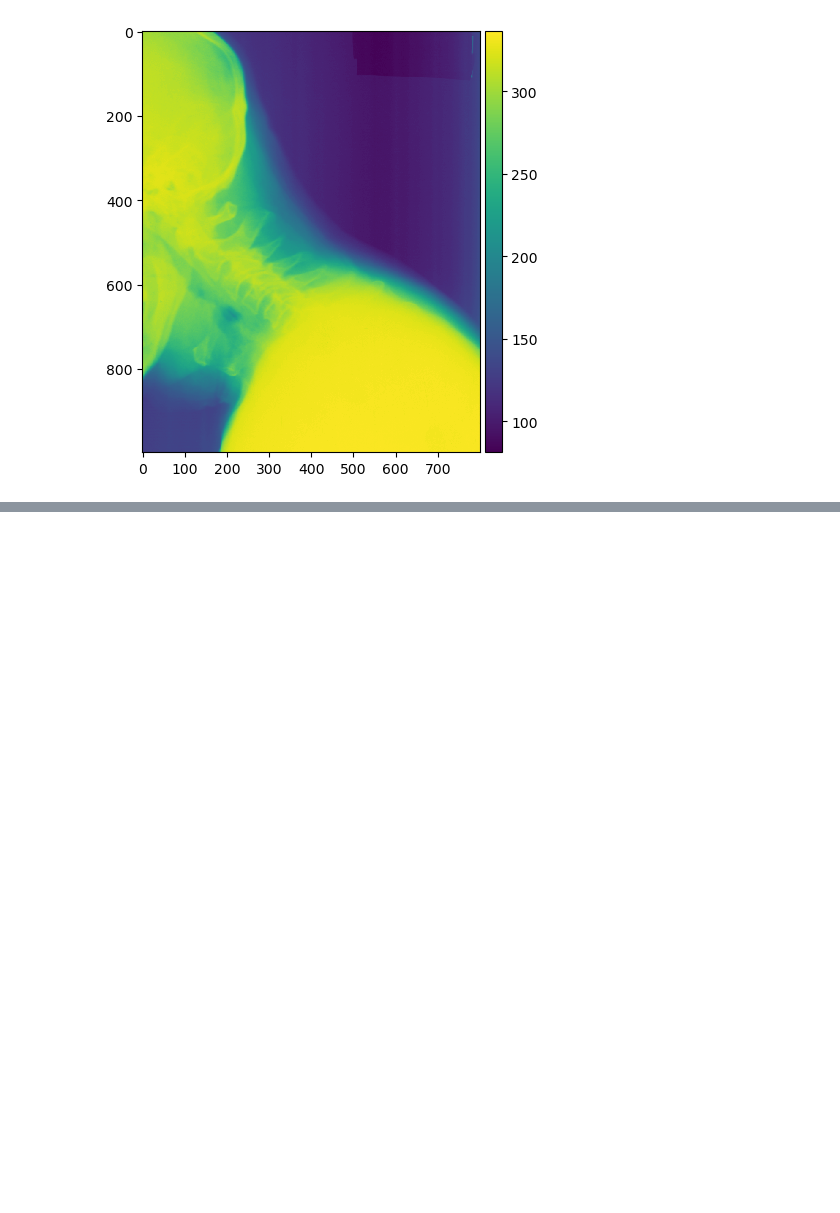
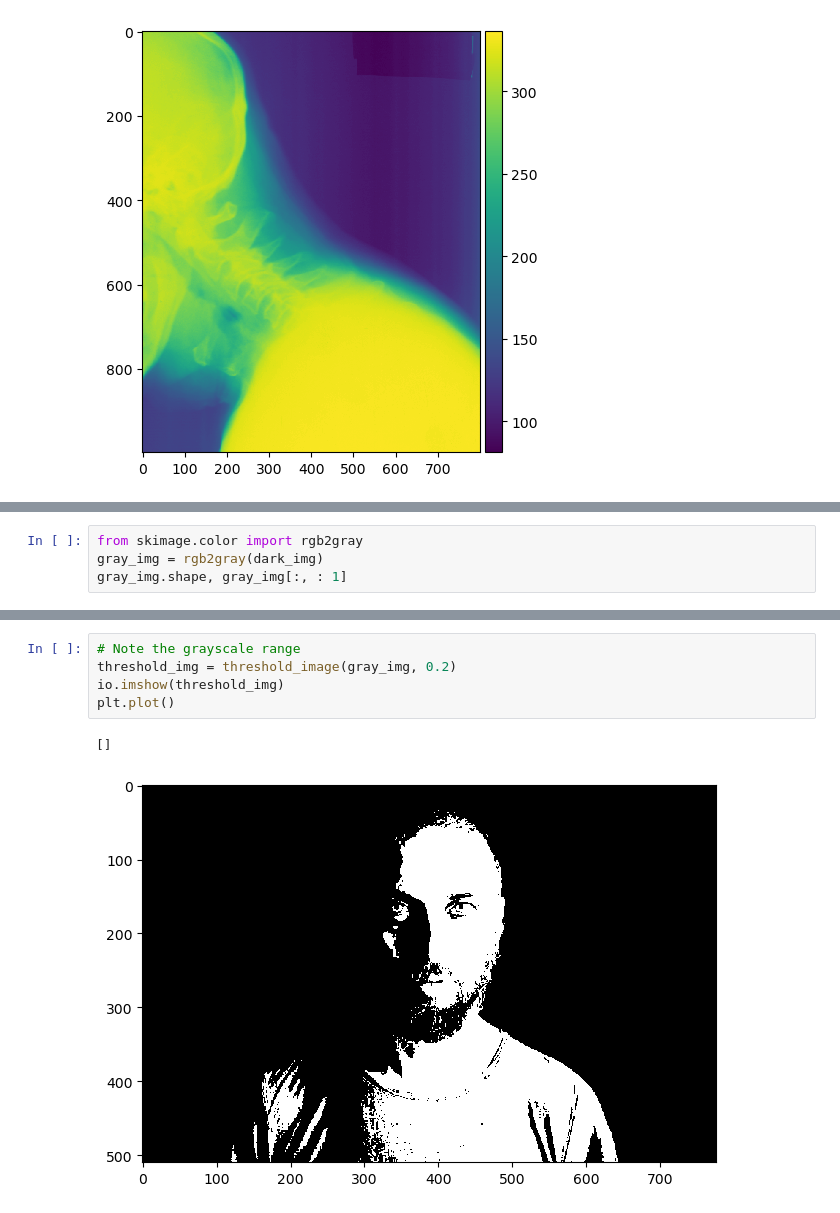
Before and after one commit to MonkeScripts/02502-Image-Analysis, a Jupyter notebook: week3/ex3.ipynb, the cells around one changed output, grey strips where cells are left out. Cells and saved outputs as stored; diff of their text form; blank space fills up the shorter version.

```diff
--- a/week3/ex3.ipynb
+++ b/week3/ex3.ipynb
@@ -78,0 +144,4 @@ plt.plot()
+# %%
+from skimage.color import rgb2gray
+gray_img = rgb2gray(dark_img)
+gray_img.shape, gray_img[:, : 1]
@@ -78,0 +166,8 @@ plt.plot()
+# %%
+# Note the grayscale range
+threshold_img = threshold_image(gray_img, 0.2)
+io.imshow(threshold_img)
+plt.plot()
+# %% [output]
+[]
+[figure, added]
```
Also changed, not shown: parts of 18 cells of this notebook, 3 other files.
